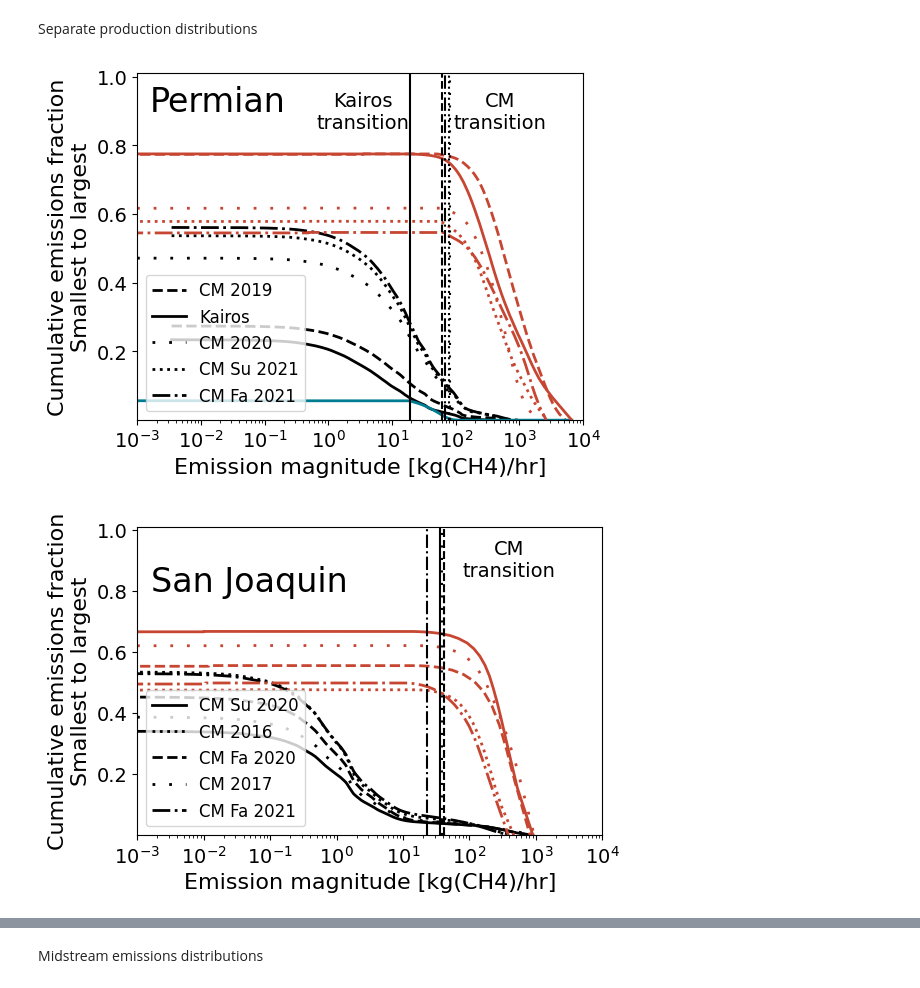
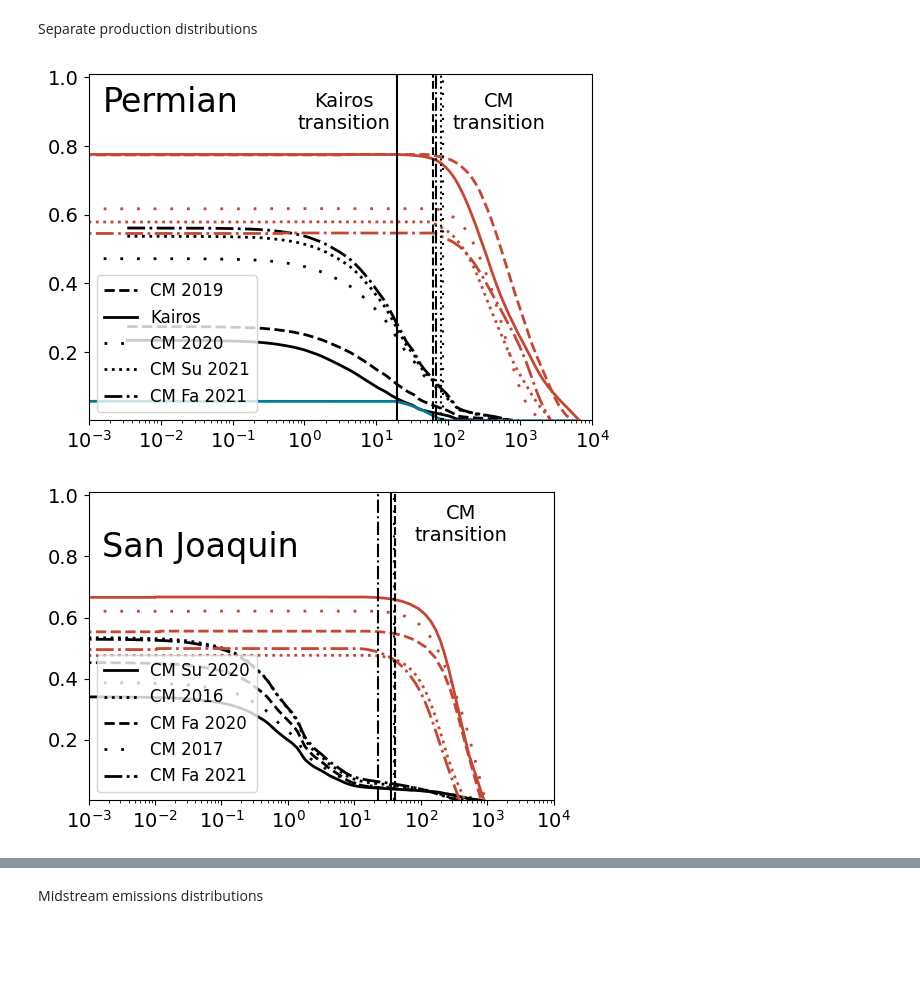
Before and after one commit to esherwin/MethaneDistributions, a Jupyter notebook: DistributionsMain.ipynb, the cells around one changed output, grey strips where cells are left out. Cells and saved outputs as stored; diff of their text form; code cells hidden in the pictures; blank space fills up the shorter version.

```diff
--- a/DistributionsMain.ipynb
+++ b/DistributionsMain.ipynb
@@ -99,23 +99,23 @@ CMDJ2021Fall = readAndAverageCDFs('I - DJ Fall 2021Denver basin_production_20221
 CMDJ2021FallMidstream = readAndAverageCDFs('I - DJ Fall 2021Denver basin_midstream_20221108')
 
 # Appalachia 2021
-CMAppalachia2021 = readAndAverageCDFs('B - NorthEast_2021Appalachian basin (eastern overthrust area)_production_20221108')
-CMAppalachia2021Midstream = readAndAverageCDFs('B - NorthEast_2021Appalachian basin (eastern overthrust area)_midstream_20221108')
+CMAppalachia2021 = readAndAverageCDFs('B - NorthEast_2021Appalachian basin (eastern overthrust area)_production_20221111')
+CMAppalachia2021Midstream = readAndAverageCDFs('B - NorthEast_2021Appalachian basin (eastern overthrust area)_midstream_20221111')
 
 # Uinta 2020
-CMUinta2020 = readAndAverageCDFs('F - GAO_2020Uinta basin_production_20221108')
-CMUinta2020Midstream = readAndAverageCDFs('F - GAO_2020Uinta basin_midstream_20221108')
+CMUinta2020 = readAndAverageCDFs('F - GAO_2020Uinta basin_production_20221111')
+CMUinta2020Midstream = readAndAverageCDFs('F - GAO_2020Uinta basin_midstream_20221111')
 
 # Kairos Fort Worth
 KairosBarnett = readAndAverageCDFs('Kairos BarnettFort Worth basin_production_20221108')
 KairosBarnettMidstream = readAndAverageCDFs('Kairos BarnettFort Worth basin_midstream_20221108')
 
 # Overall survey summary stats
-surveyStats = pd.read_excel('/Users/evansherwin/PycharmProjects/KairosDistribution/Key sim results 20221108.xlsx', sheet_name="By site", engine = 'openpyxl' )
+surveyStats = pd.read_excel('/Users/evansherwin/PycharmProjects/KairosDistribution/Key sim results 20221111b.xlsx', sheet_name="By site", engine = 'openpyxl' )
 surveyStats = surveyStats.set_index("Scenario")
-surveyStatsByVisit = pd.read_excel('/Users/evansherwin/PycharmProjects/KairosDistribution/Key sim results 20221108.xlsx', sheet_name="By site visit", engine = 'openpyxl' )
-surveyStatsNoStrat = pd.read_excel('/Users/evansherwin/PycharmProjects/KairosDistribution/Key sim results 20221108.xlsx', sheet_name="By site no strat", engine = 'openpyxl' )
-surveyStatsAerialByCat = pd.read_excel('/Users/evansherwin/PycharmProjects/KairosDistribution/Key sim results 20221108.xlsx', sheet_name="Aerial by source", engine = 'openpyxl' )
+surveyStatsByVisit = pd.read_excel('/Users/evansherwin/PycharmProjects/KairosDistribution/Key sim results 20221111b.xlsx', sheet_name="By site visit", engine = 'openpyxl' )
+surveyStatsNoStrat = pd.read_excel('/Users/evansherwin/PycharmProjects/KairosDistribution/Key sim results 20221111b.xlsx', sheet_name="By site no strat", engine = 'openpyxl' )
+surveyStatsAerialByCat = pd.read_excel('/Users/evansherwin/PycharmProjects/KairosDistribution/Key sim results 20221111b.xlsx', sheet_name="Aerial by source", engine = 'openpyxl' )
 # %%
 # Cumulative emissions Permian
 
@@ -164,13 +164,13 @@ plt.legend(['Kairos 2018-2020 (N=' + '{:,.0f}'.format(surveyStats.loc['Kairos_Pe
            loc='lower left', fontsize=12)
 ax.set_ylim(0.001, 1.01)
 ax.set_xlim(10**-3, 10**4)
-plt.xlabel('Emission magnitude [kg(CH4)/hr]', size=16)
-plt.ylabel('Cumulative emissions fraction\nSmallest to largest', size=16)
+# plt.xlabel('Emission magnitude [kg(CH4)/hr]', size=16)
+# plt.ylabel('Cumulative emissions fraction\nSmallest to largest', size=16)
 plt.text(10**-2.8, 0.7, 'Permian', fontsize=24, color='black', rotation=0, ha='left')
 plt.xticks(fontsize=14)
 plt.yticks(fontsize=14)
 plt.rcParams["figure.figsize"] = 6,4
 
-plt.savefig('Figures/Permian distribution 20221108.pdf', format='pdf', bbox_inches="tight")
+plt.savefig('Figures/Permian distribution 20221111.pdf', format='pdf', bbox_inches="tight")
 # plt.show()
 # %% [output]
@@ -292,8 +310,8 @@ plt.text(10**2.8, 0.15, str("{:.2%}".format(surveyStats.loc['Pennsylvania_2021',
 # ax.axvline(KairosFullDetect, color="saddlebrown", linestyle="--", lw=2, label="Kairos full detect")
 ax.set_ylim(0.001, 1.01)
 ax.set_xlim(10**-3, 10**4)
-plt.xlabel('Emission magnitude [kg(CH4)/hr]', size=16)
-plt.ylabel('Cumulative emissions fraction\nSmallest to largest', size=16)
+# plt.xlabel('Emission magnitude [kg(CH4)/hr]', size=16)
+# plt.ylabel('Cumulative emissions fraction\nSmallest to largest', size=16)
 plt.xticks(fontsize=14)
 plt.yticks(fontsize=14)
 plt.legend(['CM 2021 (N=' + '{:,.0f}'.format(surveyStats.loc['Pennsylvania_2021', 'Sites covered']) + ')'],
@@ -301,6 +319,6 @@ plt.legend(['CM 2021 (N=' + '{:,.0f}'.format(surveyStats.loc['Pennsylvania_2021'
 plt.text(10**-2.8, 0.7, 'Pennsylvania', fontsize=24, color='black', rotation=0, ha='left')
 plt.rcParams["figure.figsize"] = 6,4
 
-plt.savefig('Figures/Pennsylvania distribution 20221108.pdf', format='pdf', bbox_inches="tight")
+plt.savefig('Figures/Pennsylvania distribution 20221111.pdf', format='pdf', bbox_inches="tight")
 # plt.show()
 # %% [output]
@@ -351,8 +369,8 @@ KairosFullDetectBarnett = np.max(KairosBarnett.loc[KairosBarnett['Cumulative par
 plt.semilogx(KairosBarnett.loc[KairosBarnett['Emission magnitude [kgh]'] <= surveyStats.loc['Fort_Worth_2021', 'Transition point'] + KairosBarnettBuffer, 'Emission magnitude [kgh]'], KairosBarnett.loc[KairosBarnett['Emission magnitude [kgh]'] <= surveyStats.loc['Fort_Worth_2021', 'Transition point'] + KairosBarnettBuffer, 'Cumulative emissions fraction [%]'], linewidth=2, color=colors[0], linestyle="solid")
 plt.semilogx(KairosBarnett.loc[(KairosBarnett['Emission magnitude [kgh]'] >= surveyStats.loc['Fort_Worth_2021', 'Transition point']) & (KairosBarnett['Emission magnitude [kgh]'] <= KairosFullDetectBarnett + KairosBarnettBuffer), 'Emission magnitude [kgh]'], KairosBarnett.loc[(KairosBarnett['Emission magnitude [kgh]'] >= surveyStats.loc['Fort_Worth_2021', 'Transition point']) & (KairosBarnett['Emission magnitude [kgh]'] <= KairosFullDetectBarnett + KairosBarnettBuffer), 'Cumulative emissions fraction [%]'], linewidth=2, color=colors[1], linestyle='solid')
 plt.semilogx(KairosBarnett.loc[KairosBarnett['Emission magnitude [kgh]'] >= KairosFullDetectBarnett, 'Emission magnitude [kgh]'], KairosBarnett.loc[KairosBarnett['Emission magnitude [kgh]'] >= KairosFullDetectBarnett, 'Cumulative emissions fraction [%]'], linewidth=2, color=colors[2], linestyle="solid")
-plt.xlabel('Emission magnitude [kg(CH4)/hr]', size=16)
-plt.ylabel('Cumulative emissions fraction\nSmallest to largest', size=16)
+# plt.xlabel('Emission magnitude [kg(CH4)/hr]', size=16)
+# plt.ylabel('Cumulative emissions fraction\nSmallest to largest', size=16)
 plt.xticks(fontsize=14)
 plt.yticks(fontsize=14)
 ax.set_ylim(0.001, 1.01)
@@ -374,6 +392,6 @@ plt.rcParams["figure.figsize"] = 6,4
 # plt.semilogx(CMUinta2020['Emission magnitude [kgh]'], CMUinta2020['Cumulative emissions fraction [%]'], linewidth=2, color="black")
 # ax.axvline(KairosMinDetect, color="saddlebrown", linestyle="--", lw=2, label="Kairos min detect")
 # ax.axvline(KairosFullDetect, color="saddlebrown", linestyle="--", lw=2, label="Kairos full detect")
-plt.savefig('Figures/Fort Worth distribution 20221108.pdf', format='pdf', bbox_inches="tight")
+plt.savefig('Figures/Fort Worth distribution 20221111.pdf', format='pdf', bbox_inches="tight")
 # plt.show()
 # %% [output]
@@ -486,37 +556,37 @@ plt.semilogx(kairosPermian['Emission magnitude [kgh]'], kairosPermian['Cumulativ
 plt.semilogx(kairosPermian['Emission magnitude [kgh]'], kairosPermian['Cumulative emissions fraction aerial [%]'].shift(-1, fill_value=0), linewidth=2, color=colors[2], linestyle='solid')
 plt.semilogx(CMPermian2020['Emission magnitude [kgh]'], CMPermian2020['Cumulative emissions fraction aerial [%]'].shift(-1, fill_value=0), linewidth=2, color=colors[2], linestyle=(0, (1, 5)))
 plt.semilogx(CMPermian2021Summer['Emission magnitude [kgh]'], CMPermian2021Summer['Cumulative emissions fraction aerial [%]'].shift(-1, fill_value=0), linewidth=2, color=colors[2], linestyle='dotted')
 plt.semilogx(CMPermian2021Fall['Emission magnitude [kgh]'], CMPermian2021Fall['Cumulative emissions fraction aerial [%]'].shift(-1, fill_value=0), linewidth=2, color=colors[2], linestyle='dashdot')
 
 # Transition points
 plt.axvline(surveyStats.loc['Kairos_Permian', 'Transition point'], color=colors[0], linestyle="-", lw=1.5, label="Kairos min detected")
 plt.axvline(surveyStats.loc['Permian_2019', 'Transition point'], color=colors[0], linestyle='dashed', lw=1.5, label="CM min detected")
 plt.axvline(surveyStats.loc['Permian_2020', 'Transition point'], color=colors[0], linestyle=(0, (1, 5)), lw=1.5, label="CM min detected")
 plt.axvline(surveyStats.loc['Permian_fall2021', 'Transition point'], color=colors[0], linestyle='dotted', lw=1.5, label="CM min detected")
 plt.axvline(surveyStats.loc['Permian_summer2021', 'Transition point'], color=colors[0], linestyle="dashdot", lw=1.5, label="CM min detected")
 plt.text(10**2.7, 0.85, 'CM\ntransition', size=14, color='black', rotation=0, ha='center')
 plt.text(10**0.55, 0.85, 'Kairos\ntransition', size=14, color='black', rotation=0, ha='center')
 
 plt.legend(['CM 2019',
             'Kairos',
             'CM 2020',
             'CM Su 2021',
             'CM Fa 2021'],
            loc='lower left', fontsize=12)
 ax.set_ylim(0.001, 1.01)
 # ax.set_ylim(10**0, 10**6)
 ax.set_xlim(10**-3, 10**4)
-plt.xlabel('Emission magnitude [kg(CH4)/hr]', size=16)
-plt.ylabel('Cumulative emissions fraction\nSmallest to largest', size=16)
+# plt.xlabel('Emission magnitude [kg(CH4)/hr]', size=16)
+# plt.ylabel('Cumulative emissions fraction\nSmallest to largest', size=16)
 plt.text(10**-2.8, 0.9, 'Permian', fontsize=24, color='black', rotation=0, ha='left')
 plt.xticks(fontsize=14)
 plt.yticks(fontsize=14)
 
 plt.rcParams["figure.figsize"] = (6,4)
-plt.savefig('Figures/Permian distribution separate 20221108.pdf', format='pdf', bbox_inches="tight")
+plt.savefig('Figures/Permian distribution separate 20221112.pdf', format='pdf', bbox_inches="tight")
 # plt.show()
 # %% [output]
-[figure, old version]
+[figure, new version]
 # %%
 # Cumulative emissions San Joaquin separate distributions
 
@@ -543,8 +613,8 @@ plt.axvline(surveyStats.loc['San_Joaquin_fall2021', 'Transition point'], color=c
 plt.text(10**2.6, 0.85, 'CM\ntransition', size=14, color='black', rotation=0, ha='center')
 ax.set_ylim(0.001, 1.01)
 ax.set_xlim(10**-3, 10**4)
-plt.xlabel('Emission magnitude [kg(CH4)/hr]', size=16)
-plt.ylabel('Cumulative emissions fraction\nSmallest to largest', size=16)
+# plt.xlabel('Emission magnitude [kg(CH4)/hr]', size=16)
+# plt.ylabel('Cumulative emissions fraction\nSmallest to largest', size=16)
 plt.xticks(fontsize=14)
 plt.yticks(fontsize=14)
 plt.legend(['CM Su 2020',
@@ -557,10 +627,10 @@ plt.legend(['CM Su 2020',
 plt.text(10**-2.8, 0.8, 'San Joaquin', fontsize=24, color='black', rotation=0, ha='left')
 
 plt.rcParams["figure.figsize"] = (6,4)
-plt.savefig('Figures/San Joaquin distribution separate 20221108.pdf', format='pdf', bbox_inches="tight")
+plt.savefig('Figures/San Joaquin distribution separate 20221112.pdf', format='pdf', bbox_inches="tight")
 # plt.show()
 # %% [output]
-[figure, old version]
+[figure, new version]
 # %%
 # Cumulative emissions DJ
 
```
Also changed, not shown: parts of 34 cells of this notebook.
